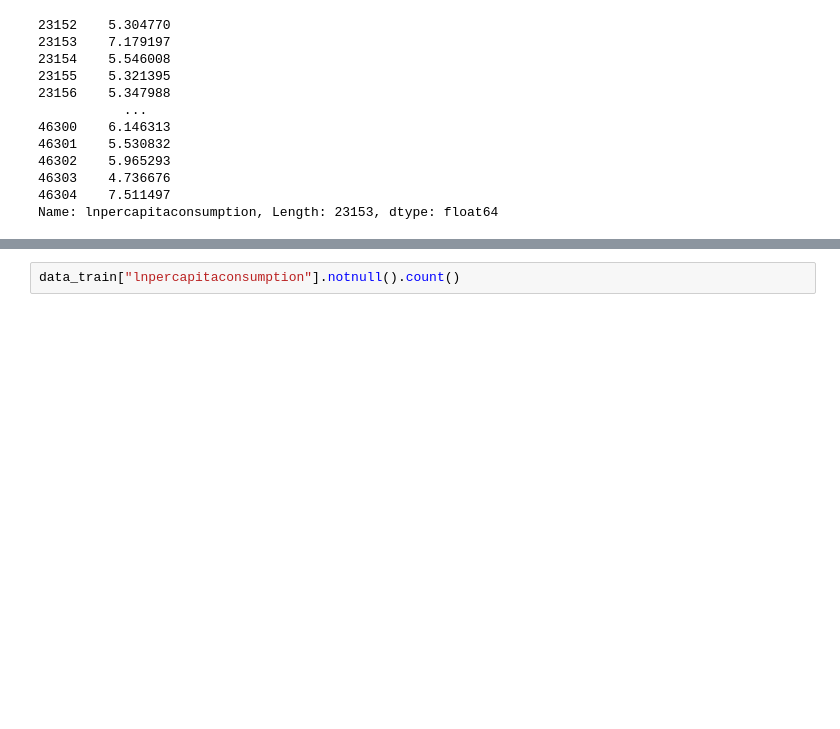
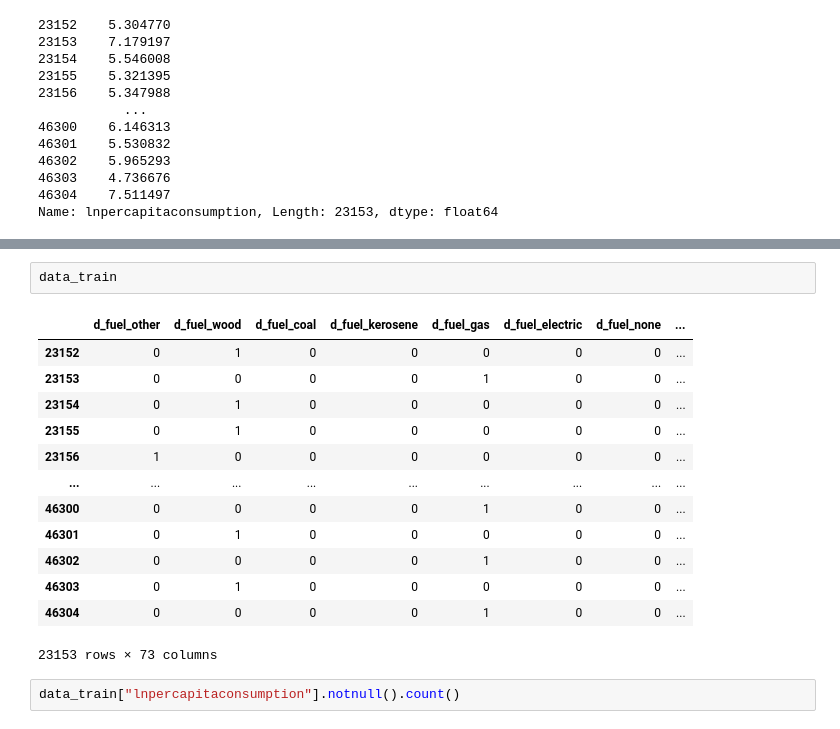
Before and after one commit to AnnetVasileva/machineLearning, a Jupyter notebook: Practical 1 read in data.ipynb, the cells around one changed output, grey strips where cells are left out. Saved outputs shown, nothing was run; the diff lists cells and outputs as text; blank space fills up the shorter version.

```diff
--- a/Practical 1 read in data.ipynb
+++ b/Practical 1 read in data.ipynb
@@ -132,3 +134,19 @@ See the caveats in the documentation: https://pandas.pydata.org/pandas-docs/stab
+# %%
+data_train
+# %% [output]
+|  | d_fuel_other | d_fuel_wood | d_fuel_coal | d_fuel_kerosene | d_fuel_gas | d_fuel_electric | d_fuel_none | ... |
+| 23152 | 0 | 1 | 0 | 0 | 0 | 0 | 0 | ... |
+| 23153 | 0 | 0 | 0 | 0 | 1 | 0 | 0 | ... |
+| 23154 | 0 | 1 | 0 | 0 | 0 | 0 | 0 | ... |
+| 23155 | 0 | 1 | 0 | 0 | 0 | 0 | 0 | ... |
+| 23156 | 1 | 0 | 0 | 0 | 0 | 0 | 0 | ... |
+| ... | ... | ... | ... | ... | ... | ... | ... | ... |
+| 46300 | 0 | 0 | 0 | 0 | 1 | 0 | 0 | ... |
+| 46301 | 0 | 1 | 0 | 0 | 0 | 0 | 0 | ... |
+| 46302 | 0 | 0 | 0 | 0 | 1 | 0 | 0 | ... |
+| 46303 | 0 | 1 | 0 | 0 | 0 | 0 | 0 | ... |
+| 46304 | 0 | 0 | 0 | 0 | 1 | 0 | 0 | ... |
+23153 rows × 73 columns
 # %%
 data_train["lnpercapitaconsumption"].notnull().count()
 # %% [output]
```
Also changed, not shown: parts of 5 cells of this notebook, 2 other files.
